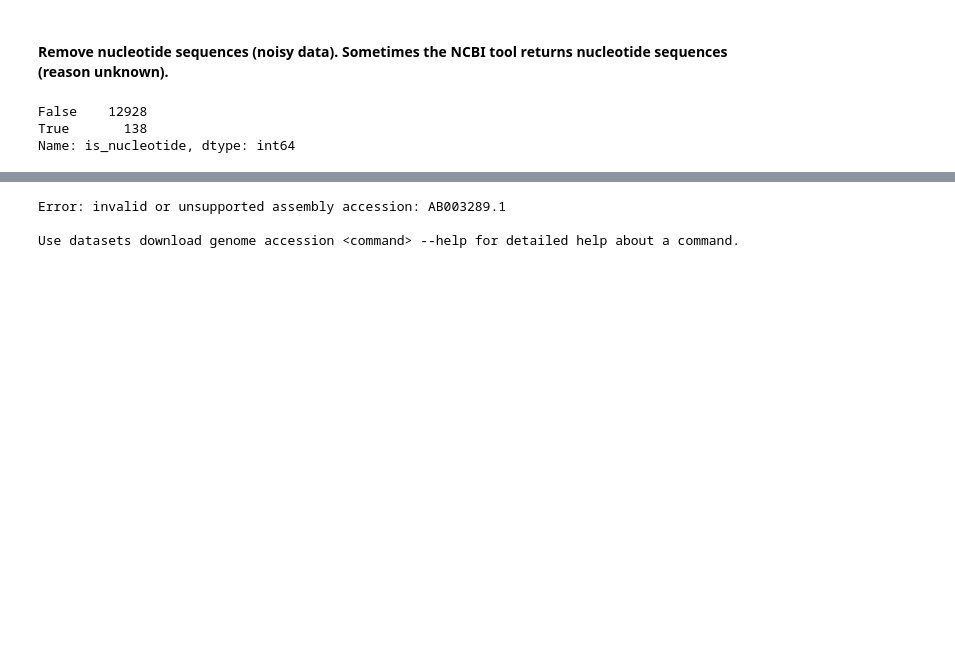
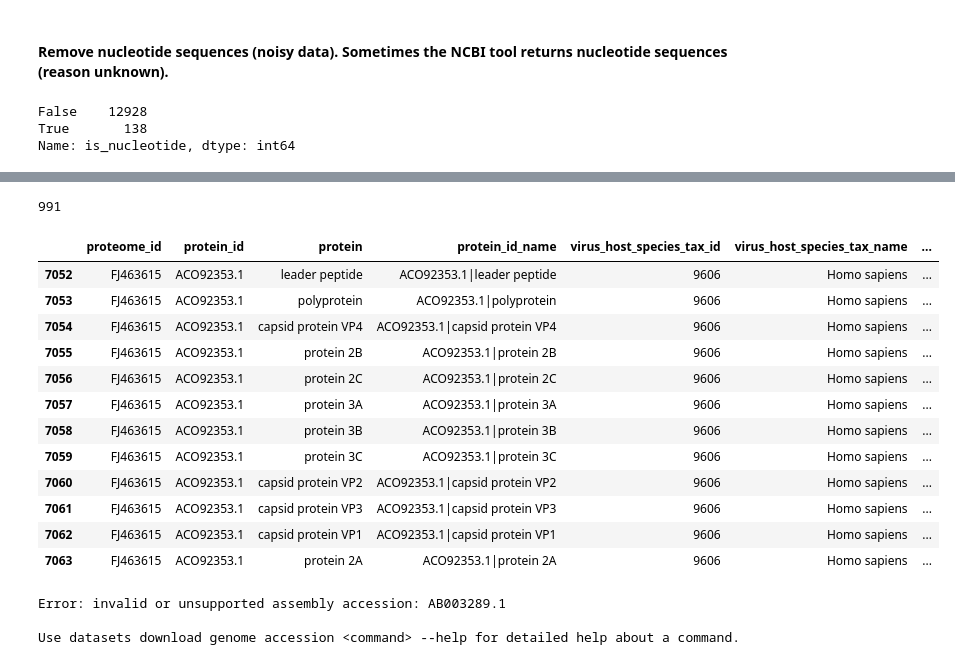
Before and after one commit to NeelTheBomb/HAVEN, a Jupyter notebook: src/jupyter_notebooks/datasets/generation/bvbrc/bvbrc_proteome_host_prediction_dataset.ipynb, the cells around one changed output, grey strips where cells are left out. Cells and saved outputs as stored; diff of their text form; code cells hidden in the pictures; blank space fills up the shorter version.

```diff
--- a/src/jupyter_notebooks/datasets/generation/bvbrc/bvbrc_proteome_host_prediction_dataset.ipynb
+++ b/src/jupyter_notebooks/datasets/generation/bvbrc/bvbrc_proteome_host_prediction_dataset.ipynb
@@ -726,4 +740,6 @@ False    12928
 True       138
 Name: is_nucleotide, dtype: int64
 # %%
-clean_df = clean_df[clean_df["is_nucleotide"]]
+clean_df = clean_df[clean_df["is_nucleotide"] == False]
+print(clean_df["is_nucleotide"].value_counts())
+clean_df.shape
@@ -729,0 +757,3 @@ clean_df = clean_df[clean_df["is_nucleotide"]]
+# %%
+clean_df = clean_df.drop_duplicates(subset="protein_id_name", keep=False)
+clean_df
@@ -729,0 +774,4 @@ clean_df = clean_df[clean_df["is_nucleotide"]]
+# %%
+clean_df["proteome_id"].nunique()
+# %% [output]
+991
@@ -730,3 +780,19 @@ clean_df = clean_df[clean_df["is_nucleotide"]]
+# %%
+clean_df[clean_df["protein_id"] == "ACO92353.1"]
+# %% [output]
+|  | proteome_id | protein_id | protein | protein_id_name | virus_host_species_tax_id | virus_host_species_tax_name | ... |
+| 7052 | FJ463615 | ACO92353.1 | leader peptide | ACO92353.1|leader peptide | 9606 | Homo sapiens | ... |
+| 7053 | FJ463615 | ACO92353.1 | polyprotein | ACO92353.1|polyprotein | 9606 | Homo sapiens | ... |
+| 7054 | FJ463615 | ACO92353.1 | capsid protein VP4 | ACO92353.1|capsid protein VP4 | 9606 | Homo sapiens | ... |
+| 7055 | FJ463615 | ACO92353.1 | protein 2B | ACO92353.1|protein 2B | 9606 | Homo sapiens | ... |
+| 7056 | FJ463615 | ACO92353.1 | protein 2C | ACO92353.1|protein 2C | 9606 | Homo sapiens | ... |
+| 7057 | FJ463615 | ACO92353.1 | protein 3A | ACO92353.1|protein 3A | 9606 | Homo sapiens | ... |
+| 7058 | FJ463615 | ACO92353.1 | protein 3B | ACO92353.1|protein 3B | 9606 | Homo sapiens | ... |
+| 7059 | FJ463615 | ACO92353.1 | protein 3C | ACO92353.1|protein 3C | 9606 | Homo sapiens | ... |
+| 7060 | FJ463615 | ACO92353.1 | capsid protein VP2 | ACO92353.1|capsid protein VP2 | 9606 | Homo sapiens | ... |
+| 7061 | FJ463615 | ACO92353.1 | capsid protein VP3 | ACO92353.1|capsid protein VP3 | 9606 | Homo sapiens | ... |
+| 7062 | FJ463615 | ACO92353.1 | capsid protein VP1 | ACO92353.1|capsid protein VP1 | 9606 | Homo sapiens | ... |
+| 7063 | FJ463615 | ACO92353.1 | protein 2A | ACO92353.1|protein 2A | 9606 | Homo sapiens | ... |
 # %%
 !datasets download virus genome accession "AB003289.1"  --include protein --filename "test-data.zip"
 # %% [output]
```
Also changed, not shown: parts of 18 cells of this notebook.
